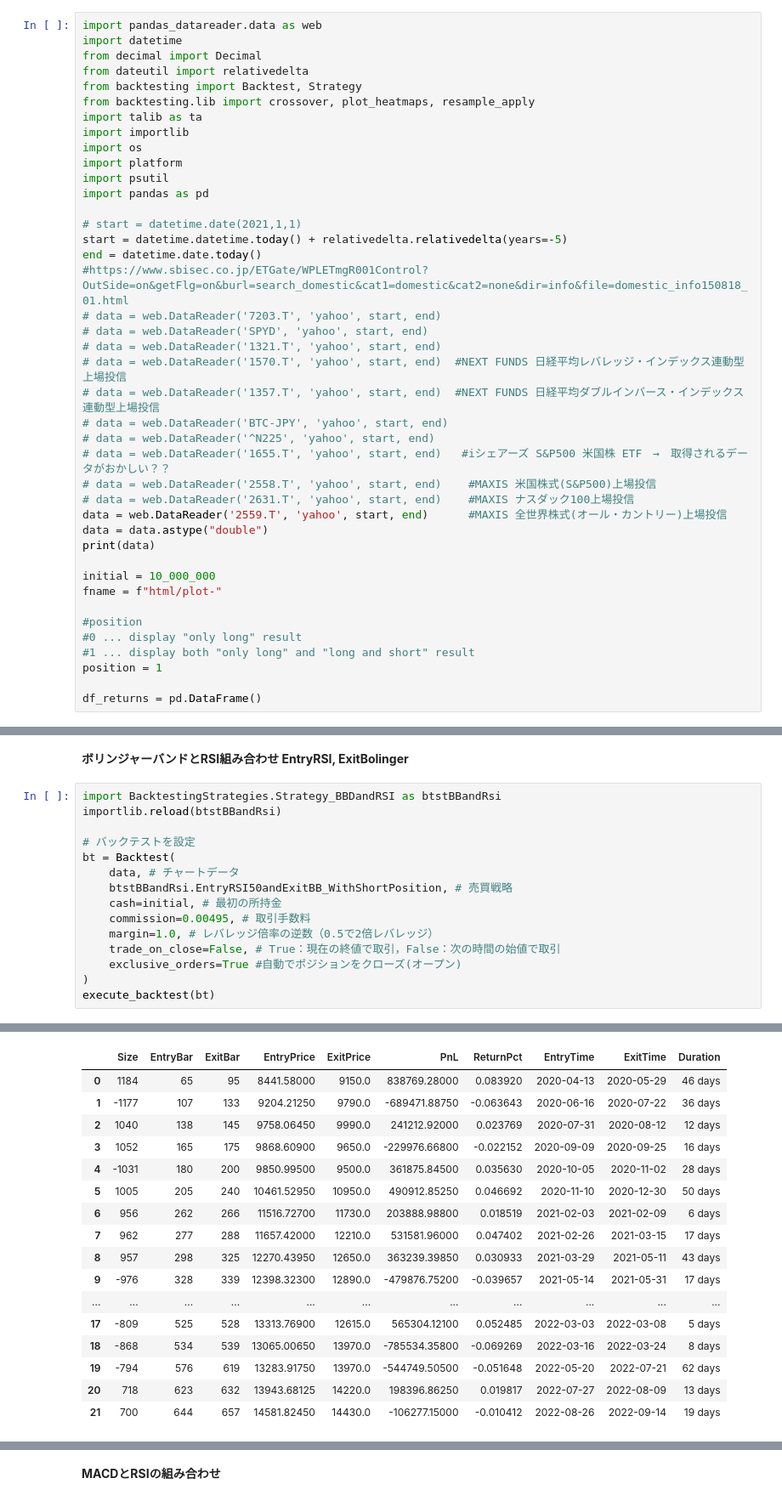
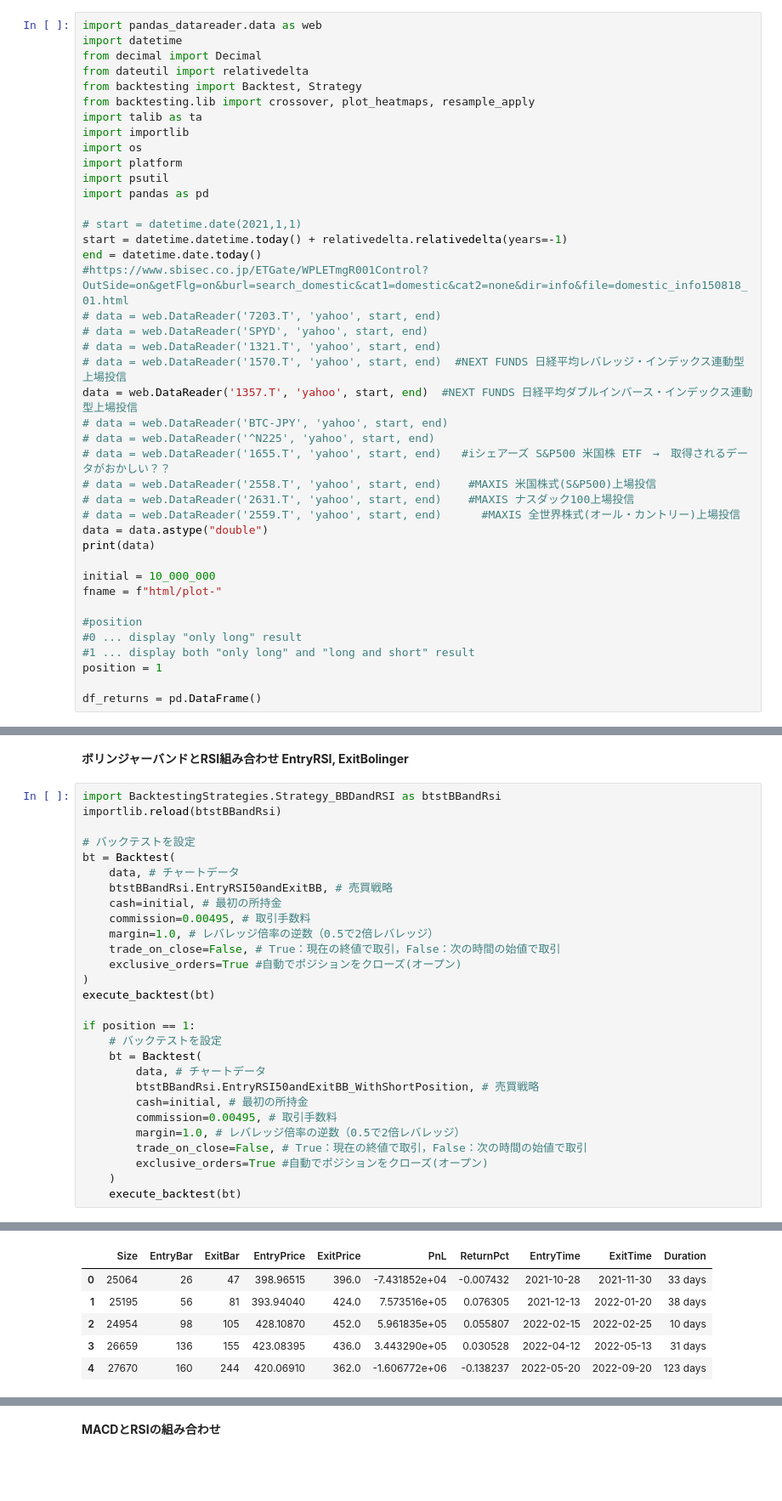
Before and after one commit to simari1/SystemTrade, a Jupyter notebook: Backtesting.py/1_DoBacktesting_Combination.ipynb, the cells around one changed output, grey strips where cells are left out. Shown: that part at 85% size. Saved outputs shown, nothing was run; the diff lists cells and outputs as text; blank space fills up the shorter version.

```diff
--- a/Backtesting.py/1_DoBacktesting_Combination.ipynb
+++ b/Backtesting.py/1_DoBacktesting_Combination.ipynb
@@ -13,20 +13,20 @@ import psutil
 import pandas as pd
 
 # start = datetime.date(2021,1,1)
-start = datetime.datetime.today() + relativedelta.relativedelta(years=-5)
+start = datetime.datetime.today() + relativedelta.relativedelta(years=-1)
 end = datetime.date.today()
 #https://www.sbisec.co.jp/ETGate/WPLETmgR001Control?OutSide=on&getFlg=on&burl=search_domestic&cat1=domestic&cat2=none&dir=info&file=domestic_info150818_01.html
 # data = web.DataReader('7203.T', 'yahoo', start, end)
 # data = web.DataReader('SPYD', 'yahoo', start, end)
 # data = web.DataReader('1321.T', 'yahoo', start, end)
 # data = web.DataReader('1570.T', 'yahoo', start, end)  #NEXT FUNDS 日経平均レバレッジ・インデックス連動型上場投信
-# data = web.DataReader('1357.T', 'yahoo', start, end)  #NEXT FUNDS 日経平均ダブルインバース・インデックス連動型上場投信
+data = web.DataReader('1357.T', 'yahoo', start, end)  #NEXT FUNDS 日経平均ダブルインバース・インデックス連動型上場投信
 # data = web.DataReader('BTC-JPY', 'yahoo', start, end)
 # data = web.DataReader('^N225', 'yahoo', start, end)
 # data = web.DataReader('1655.T', 'yahoo', start, end)   #iシェアーズ S&P500 米国株 ETF　→　取得されるデータがおかしい？？
 # data = web.DataReader('2558.T', 'yahoo', start, end)    #MAXIS 米国株式(S&P500)上場投信
 # data = web.DataReader('2631.T', 'yahoo', start, end)    #MAXIS ナスダック100上場投信
-data = web.DataReader('2559.T', 'yahoo', start, end)      #MAXIS 全世界株式(オール・カントリー)上場投信
+# data = web.DataReader('2559.T', 'yahoo', start, end)      #MAXIS 全世界株式(オール・カントリー)上場投信
 data = data.astype("double")
 print(data)
 
@@ -255,7 +255,7 @@ importlib.reload(btstBBandRsi)
 # バックテストを設定
 bt = Backtest(
     data, # チャートデータ
-    btstBBandRsi.EntryRSI50andExitBB_WithShortPosition, # 売買戦略
+    btstBBandRsi.EntryRSI50andExitBB, # 売買戦略
     cash=initial, # 最初の所持金
     commission=0.00495, # 取引手数料
     margin=1.0, # レバレッジ倍率の逆数（0.5で2倍レバレッジ）
@@ -263,4 +263,17 @@ bt = Backtest(
     exclusive_orders=True #自動でポジションをクローズ(オープン)
 )
 execute_backtest(bt)
+
+if position == 1:
+    # バックテストを設定
+    bt = Backtest(
+        data, # チャートデータ
+        btstBBandRsi.EntryRSI50andExitBB_WithShortPosition, # 売買戦略
+        cash=initial, # 最初の所持金
+        commission=0.00495, # 取引手数料
+        margin=1.0, # レバレッジ倍率の逆数（0.5で2倍レバレッジ）
+        trade_on_close=False, # True：現在の終値で取引，False：次の時間の始値で取引
+        exclusive_orders=True #自動でポジションをクローズ(オープン)
+    )
+    execute_backtest(bt)
 # %% [output]
@@ -281,20 +294,9 @@ _strategy                 EntryRSI50andExi...
 _equity_curve                             ...
 _trades                       Size  EntryB...
 dtype: object
 |  | Size | EntryBar | ExitBar | EntryPrice | ExitPrice | PnL | ReturnPct | EntryTime | ExitTime | Duration |
-| 0 | 1184 | 65 | 95 | 8441.58000 | 9150.0 | 838769.28000 | 0.083920 | 2020-04-13 | 2020-05-29 | 46 days |
-| 1 | -1177 | 107 | 133 | 9204.21250 | 9790.0 | -689471.88750 | -0.063643 | 2020-06-16 | 2020-07-22 | 36 days |
-| 2 | 1040 | 138 | 145 | 9758.06450 | 9990.0 | 241212.92000 | 0.023769 | 2020-07-31 | 2020-08-12 | 12 days |
-| 3 | 1052 | 165 | 175 | 9868.60900 | 9650.0 | -229976.66800 | -0.022152 | 2020-09-09 | 2020-09-25 | 16 days |
-| 4 | -1031 | 180 | 200 | 9850.99500 | 9500.0 | 361875.84500 | 0.035630 | 2020-10-05 | 2020-11-02 | 28 days |
-| 5 | 1005 | 205 | 240 | 10461.52950 | 10950.0 | 490912.85250 | 0.046692 | 2020-11-10 | 2020-12-30 | 50 days |
-| 6 | 956 | 262 | 266 | 11516.72700 | 11730.0 | 203888.98800 | 0.018519 | 2021-02-03 | 2021-02-09 | 6 days |
-| 7 | 962 | 277 | 288 | 11657.42000 | 12210.0 | 531581.96000 | 0.047402 | 2021-02-26 | 2021-03-15 | 17 days |
-| 8 | 957 | 298 | 325 | 12270.43950 | 12650.0 | 363239.39850 | 0.030933 | 2021-03-29 | 2021-05-11 | 43 days |
-| 9 | -976 | 328 | 339 | 12398.32300 | 12890.0 | -479876.75200 | -0.039657 | 2021-05-14 | 2021-05-31 | 17 days |
-| ... | ... | ... | ... | ... | ... | ... | ... | ... | ... | ... |
-| 17 | -809 | 525 | 528 | 13313.76900 | 12615.0 | 565304.12100 | 0.052485 | 2022-03-03 | 2022-03-08 | 5 days |
-| 18 | -868 | 534 | 539 | 13065.00650 | 13970.0 | -785534.35800 | -0.069269 | 2022-03-16 | 2022-03-24 | 8 days |
-| 19 | -794 | 576 | 619 | 13283.91750 | 13970.0 | -544749.50500 | -0.051648 | 2022-05-20 | 2022-07-21 | 62 days |
-| 20 | 718 | 623 | 632 | 13943.68125 | 14220.0 | 198396.86250 | 0.019817 | 2022-07-27 | 2022-08-09 | 13 days |
-| 21 | 700 | 644 | 657 | 14581.82450 | 14430.0 | -106277.15000 | -0.010412 | 2022-08-26 | 2022-09-14 | 19 days |
+| 0 | 25064 | 26 | 47 | 398.96515 | 396.0 | -7.431852e+04 | -0.007432 | 2021-10-28 | 2021-11-30 | 33 days |
+| 1 | 25195 | 56 | 81 | 393.94040 | 424.0 | 7.573516e+05 | 0.076305 | 2021-12-13 | 2022-01-20 | 38 days |
+| 2 | 24954 | 98 | 105 | 428.10870 | 452.0 | 5.961835e+05 | 0.055807 | 2022-02-15 | 2022-02-25 | 10 days |
+| 3 | 26659 | 136 | 155 | 423.08395 | 436.0 | 3.443290e+05 | 0.030528 | 2022-04-12 | 2022-05-13 | 31 days |
+| 4 | 27670 | 160 | 244 | 420.06910 | 362.0 | -1.606772e+06 | -0.138237 | 2022-05-20 | 2022-09-20 | 123 days |
```
Also changed, not shown: parts of 2 cells of this notebook, 3 other files.
